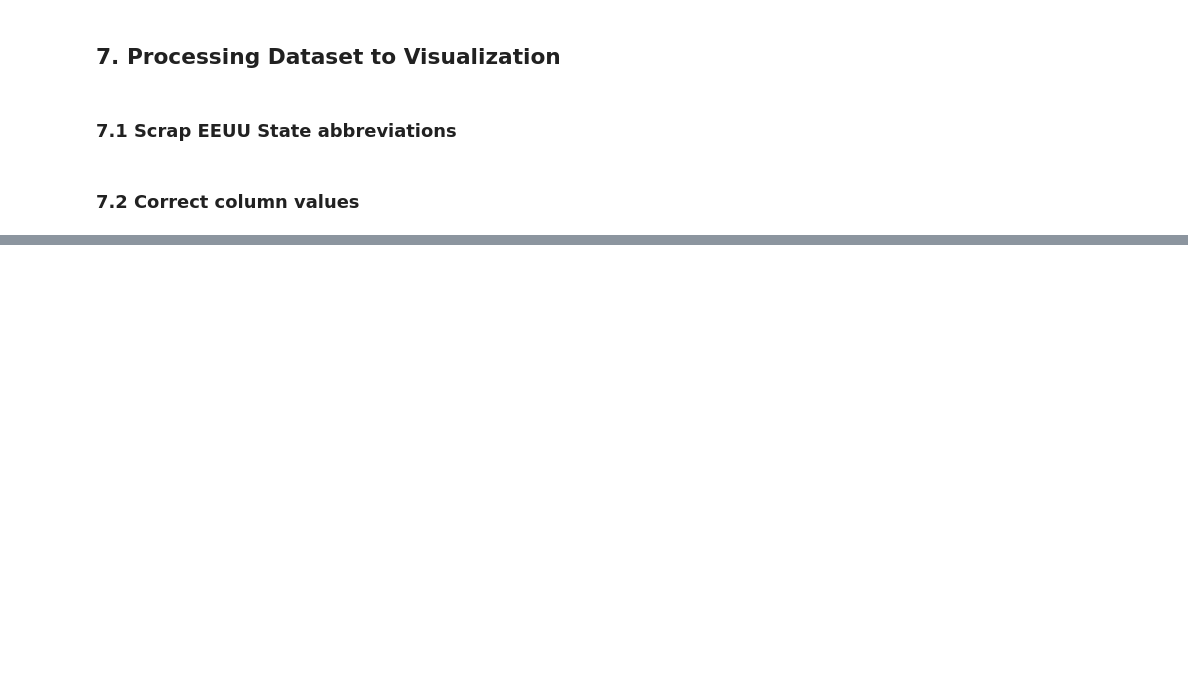
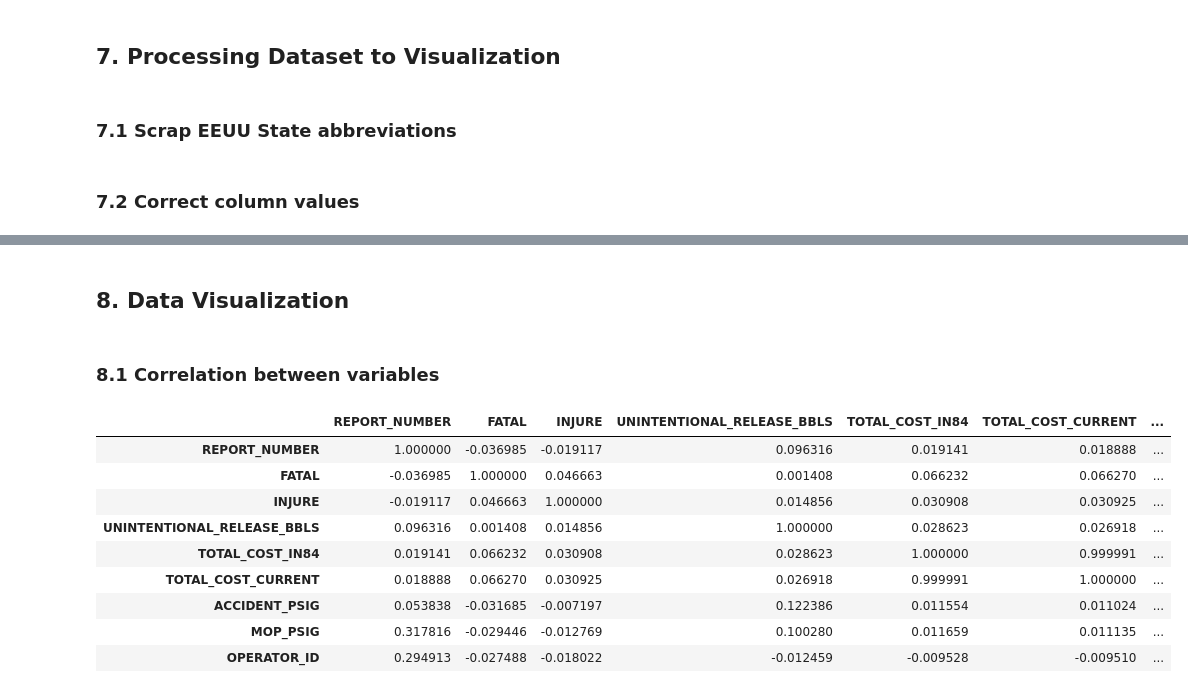
Before and after one commit to EloyGomez-bd/Ironhack_final_project, a Jupyter notebook: notebooks/data_acquisition.ipynb, the cells around one changed output, grey strips where cells are left out. Drawn from its saved outputs; the diff is of its cells as text; code cells hidden in the pictures; blank space fills up the shorter version.

Commit message:
ready for Tableau

```diff
--- a/notebooks/data_acquisition.ipynb
+++ b/notebooks/data_acquisition.ipynb
@@ -640,0 +650,17 @@ processed_df.sample(10).T
+# %% [markdown]
+## 8. Data Visualization
+# %% [markdown]
+### 8.1 Correlation between variables
+# %%
+processed_df.corr(method='pearson')
+# %% [output]
+|  | REPORT_NUMBER | FATAL | INJURE | UNINTENTIONAL_RELEASE_BBLS | TOTAL_COST_IN84 | TOTAL_COST_CURRENT | ... |
+| REPORT_NUMBER | 1.000000 | -0.036985 | -0.019117 | 0.096316 | 0.019141 | 0.018888 | ... |
+| FATAL | -0.036985 | 1.000000 | 0.046663 | 0.001408 | 0.066232 | 0.066270 | ... |
+| INJURE | -0.019117 | 0.046663 | 1.000000 | 0.014856 | 0.030908 | 0.030925 | ... |
+| UNINTENTIONAL_RELEASE_BBLS | 0.096316 | 0.001408 | 0.014856 | 1.000000 | 0.028623 | 0.026918 | ... |
+| TOTAL_COST_IN84 | 0.019141 | 0.066232 | 0.030908 | 0.028623 | 1.000000 | 0.999991 | ... |
+| TOTAL_COST_CURRENT | 0.018888 | 0.066270 | 0.030925 | 0.026918 | 0.999991 | 1.000000 | ... |
+| ACCIDENT_PSIG | 0.053838 | -0.031685 | -0.007197 | 0.122386 | 0.011554 | 0.011024 | ... |
+| MOP_PSIG | 0.317816 | -0.029446 | -0.012769 | 0.100280 | 0.011659 | 0.011135 | ... |
+| OPERATOR_ID | 0.294913 | -0.027488 | -0.018022 | -0.012459 | -0.009528 | -0.009510 | ... |
```
Also changed, not shown: parts of 6 cells of this notebook, 1 other file.
